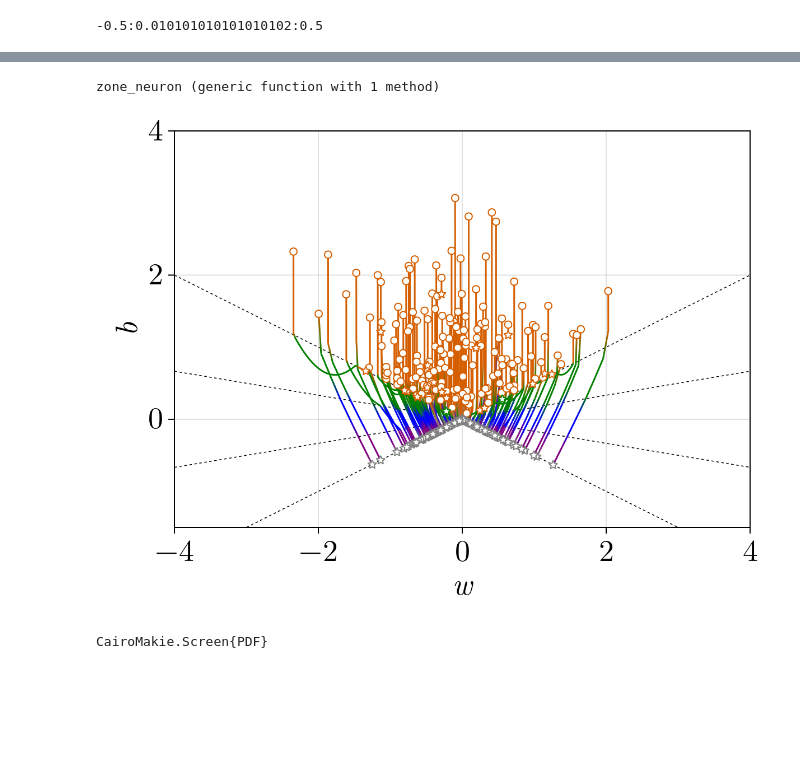
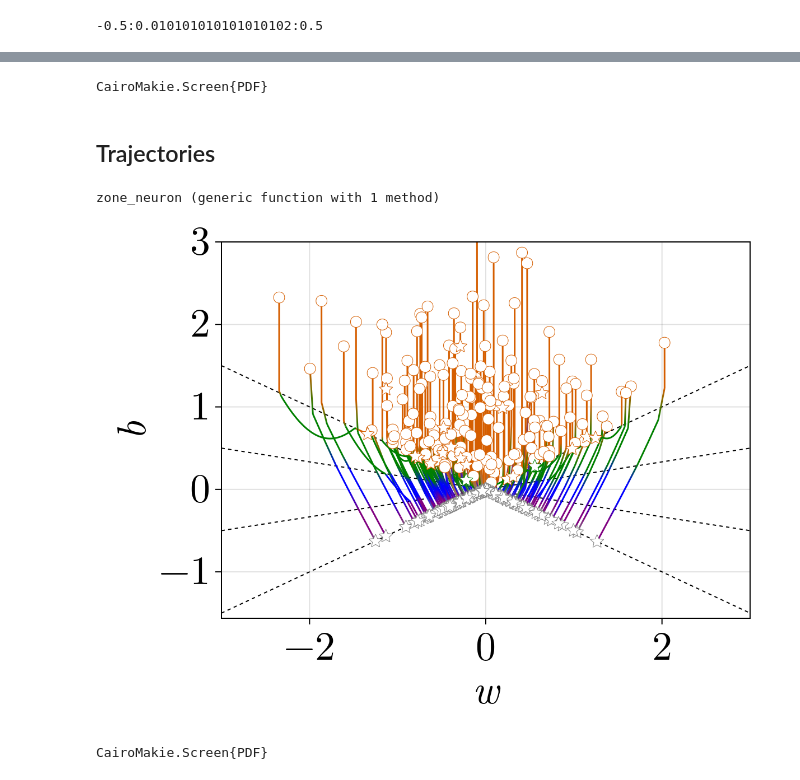
Before and after one commit to DirkBurgers/BEP, a Jupyter notebook: Experiments/Training over time/neuron trajecs.ipynb, the cells around one changed output, grey strips where cells are left out. Cells and saved outputs as stored; diff of their text form; code cells hidden in the pictures; blank space fills up the shorter version.

```diff
--- a/Experiments/Training over time/neuron trajecs.ipynb
+++ b/Experiments/Training over time/neuron trajecs.ipynb
@@ -13,6 +13,6 @@ update_theme!(Theme(fontsize = 27)) # 18 for testing and 36 for report
 # %%
 DATA_FOLDER = "Training data"
 MYORANGE = Makie.RGB(213/255, 94/255, 0/255)
-data = load(joinpath(@__DIR__, DATA_FOLDER, "begin a-lag.jld2")) # Default data
+data = load(joinpath(@__DIR__, DATA_FOLDER, "a-lag.jld2")) # Default data
 # %% [output]
 Dict{String, Any} with 3 entries:
@@ -35,3 +63,9 @@ xvals = range(xmin, xmax, length=100)
+# %%
+save("line t=end.pdf", f)
+# %% [output]
+CairoMakie.Screen{PDF}
+# %% [markdown]
+## Trajectories
 # %%
 function color_of_zone(zone)
     zone == 0 && return :gray
@@ -55,33 +89,44 @@ mask = nn_data[1].a .< 0 .&& zone_neuron.(vec(nn_data[1].w), nn_data[1].b) .== M
 w_data_pos_a = [nn.w[mask] for nn in nn_data] |> stack
 b_data_pos_a = [nn.b[mask] for nn in nn_data] |> stack;
 # %%
+LINEWIDTH_ZONE = 1.0
+LINEWIFTH_TRAJ = 1.5
+SCATTER_SIZE = 14.0
+SCATTER_STROKE = 0.5
+
 f = Figure()
-ax = Axis(f[1, 1], xlabel=L"w", ylabel=L"b")
+ax = Axis(f[1, 1], xlabel=L"w", ylabel=L"b", xticks=-4:2:4)
 
 # Zone boundaries
-ablines!(ax, 0, 1/2; linestyle=:dash, color=:black, linewidth=0.75)
-ablines!(ax, 0, 1/6; linestyle=:dash, color=:black, linewidth=0.75)
-ablines!(ax, 0, -1/6; linestyle=:dash, color=:black, linewidth=0.75)
-ablines!(ax, 0, -1/2; linestyle=:dash, color=:black, linewidth=0.75)
+ablines!(ax, 0, 1/2; linestyle=:dash, color=:black, linewidth=LINEWIDTH_ZONE)
+ablines!(ax, 0, 1/6; linestyle=:dash, color=:black, linewidth=LINEWIDTH_ZONE)
+ablines!(ax, 0, -1/6; linestyle=:dash, color=:black, linewidth=LINEWIDTH_ZONE)
+ablines!(ax, 0, -1/2; linestyle=:dash, color=:black, linewidth=LINEWIDTH_ZONE)
 
 # Neuron trajactories
 for i in 1:size(w_data_pos_a, 1)
-    lines!(ax, w_data_pos_a[i, :], b_data_pos_a[i, :], color=zone_neuron.(w_data_pos_a[i, :], b_data_pos_a[i, :]))
+    lines!(ax, w_data_pos_a[i, :], b_data_pos_a[i, :]; color=zone_neuron.(w_data_pos_a[i, :], b_data_pos_a[i, :]), linewidth=LINEWIFTH_TRAJ)
 end
 
 # Initial positions
-scatter!(ax, w_data_pos_a[:, 1], b_data_pos_a[:, 1], color=:white, strokewidth=1.0, strokecolor=zone_neuron.(w_data_pos_a[:, 1], b_data_pos_a[:, 1]))
+scatter!(ax, w_data_pos_a[:, 1], b_data_pos_a[:, 1]; color=:white, markersize=SCATTER_SIZE, strokewidth=SCATTER_STROKE, strokecolor=zone_neuron.(w_data_pos_a[:, 1], b_data_pos_a[:, 1]))
 
 # End points
-scatter!(ax, w_data_pos_a[:, end], b_data_pos_a[:, end], marker=:star5, color=:white, strokewidth=1.0, strokecolor=zone_neuron.(w_data_pos_a[:, end], b_data_pos_a[:, end]))
+scatter!(ax, w_data_pos_a[:, end], b_data_pos_a[:, end]; marker=:star5, color=:white, markersize=SCATTER_SIZE, strokewidth=SCATTER_STROKE, strokecolor=zone_neuron.(w_data_pos_a[:, end], b_data_pos_a[:, end]))
 
-xlims!(ax, -8, 8)
-ylims!(ax, -1.5, 8)
+# xlims!(ax, -3, 3)
+# ylims!(ax, -1.5, 10)
+
+# xlims!(ax, -4.9, 4.9)
+# ylims!(ax, -0.9375 - 0.5, 5 - 0.5)
+
+xlims!(ax, -3, 3)
+ylims!(ax, -0.5625 - 1, 3)
 
 # f |> display
 f
 # %% [output]
-[figure, old version]
+[figure, new version]
 # %%
 save("trajecs orange neg a.pdf", f)
 # %% [output]
```
Also changed, not shown: parts of 13 cells of this notebook, 20 other files.
